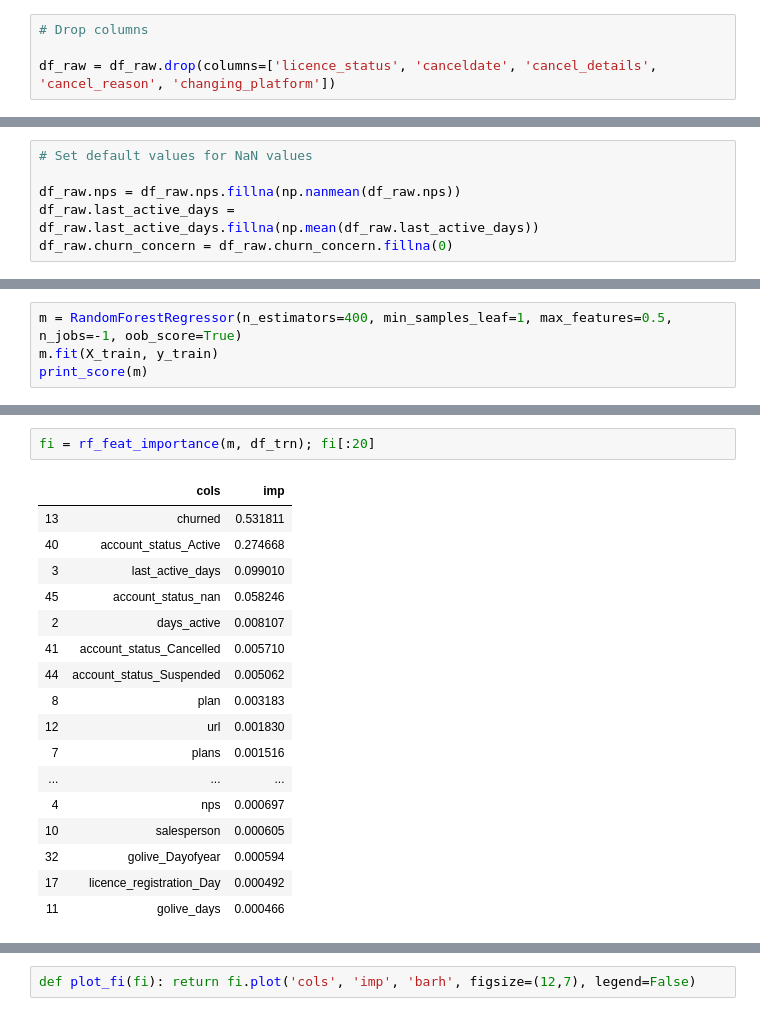
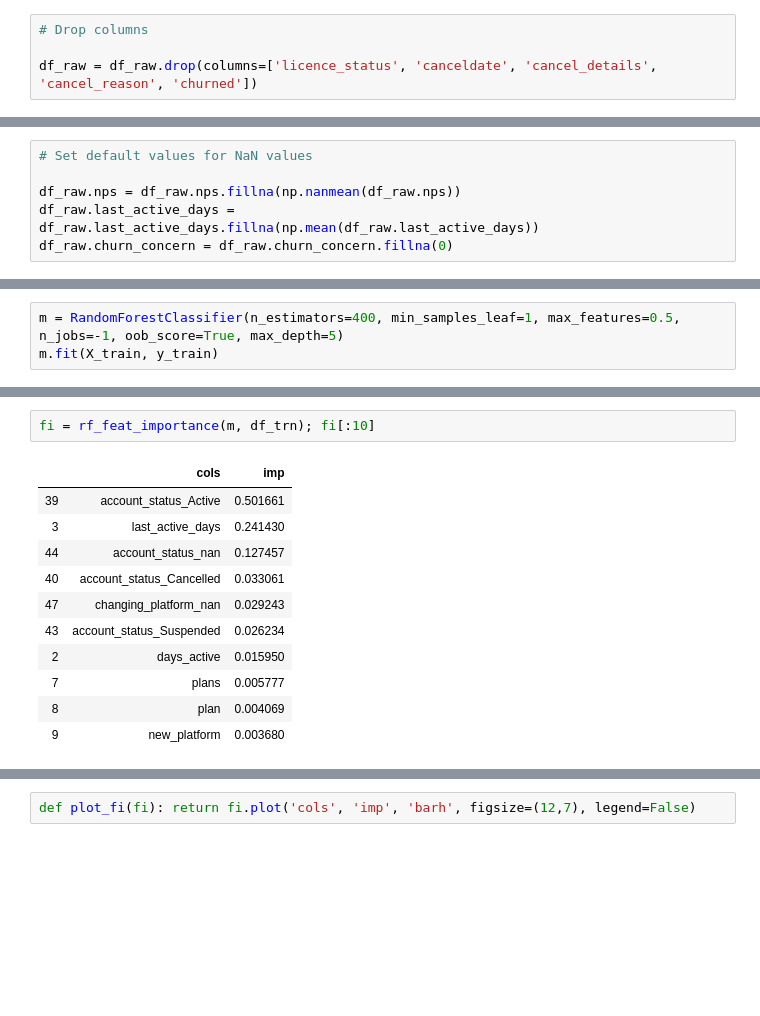
Before and after one commit to justinhennessy/100-days-of-code, a Jupyter notebook: project/project.ipynb, the cells around one changed output, grey strips where cells are left out. Cells and saved outputs as stored; diff of their text form; blank space fills up the shorter version.

```diff
--- a/project/project.ipynb
+++ b/project/project.ipynb
@@ -61,4 +36,4 @@ add_datepart(df_raw, 'golive_date')
 # %%
 # Drop columns
 
-df_raw = df_raw.drop(columns=['licence_status', 'canceldate', 'cancel_details', 'cancel_reason', 'changing_platform'])
+df_raw = df_raw.drop(columns=['licence_status', 'canceldate', 'cancel_details', 'cancel_reason', 'churned'])
@@ -166,5 +97,4 @@ raw_train, raw_valid = split_vals(df_raw, n_trn)
 # %%
-m = RandomForestRegressor(n_estimators=400, min_samples_leaf=1, max_features=0.5, n_jobs=-1, oob_score=True)
+m = RandomForestClassifier(n_estimators=400, min_samples_leaf=1, max_features=0.5, n_jobs=-1, oob_score=True, max_depth=5)
 m.fit(X_train, y_train)
-print_score(m)
 # %% [output]
@@ -232,23 +124,17 @@ dtype: float64
 # %%
-fi = rf_feat_importance(m, df_trn); fi[:20]
+fi = rf_feat_importance(m, df_trn); fi[:10]
 # %% [output]
 |  | cols | imp |
-| 13 | churned | 0.531811 |
-| 40 | account_status_Active | 0.274668 |
-| 3 | last_active_days | 0.099010 |
-| 45 | account_status_nan | 0.058246 |
-| 2 | days_active | 0.008107 |
-| 41 | account_status_Cancelled | 0.005710 |
-| 44 | account_status_Suspended | 0.005062 |
-| 8 | plan | 0.003183 |
-| 12 | url | 0.001830 |
-| 7 | plans | 0.001516 |
-| ... | ... | ... |
-| 4 | nps | 0.000697 |
-| 10 | salesperson | 0.000605 |
-| 32 | golive_Dayofyear | 0.000594 |
-| 17 | licence_registration_Day | 0.000492 |
-| 11 | golive_days | 0.000466 |
+| 39 | account_status_Active | 0.501661 |
+| 3 | last_active_days | 0.241430 |
+| 44 | account_status_nan | 0.127457 |
+| 40 | account_status_Cancelled | 0.033061 |
+| 47 | changing_platform_nan | 0.029243 |
+| 43 | account_status_Suspended | 0.026234 |
+| 2 | days_active | 0.015950 |
+| 7 | plans | 0.005777 |
+| 8 | plan | 0.004069 |
+| 9 | new_platform | 0.003680 |
 # %%
 fi.plot('cols', 'imp', figsize=(10,6), legend=False);
 # %% [output]
```
Also changed, not shown: parts of 49 cells of this notebook, 1 other file.
